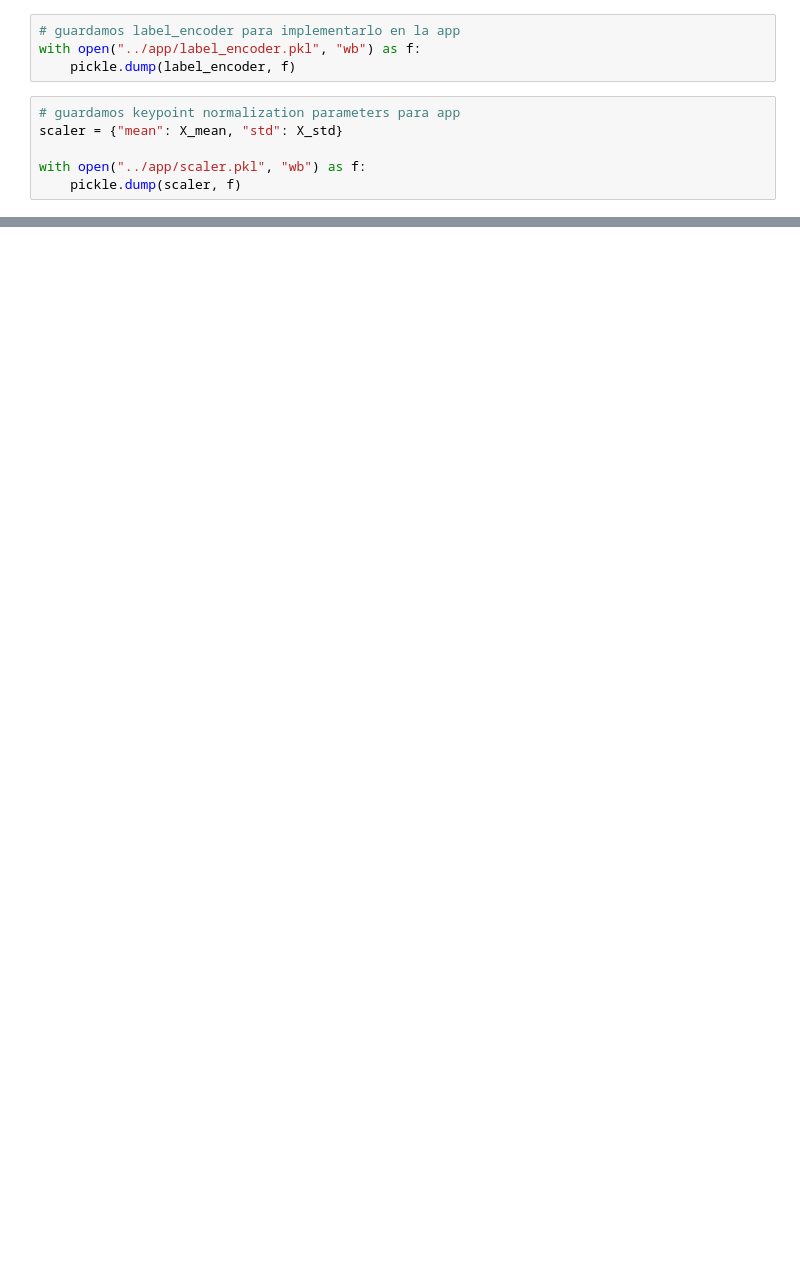
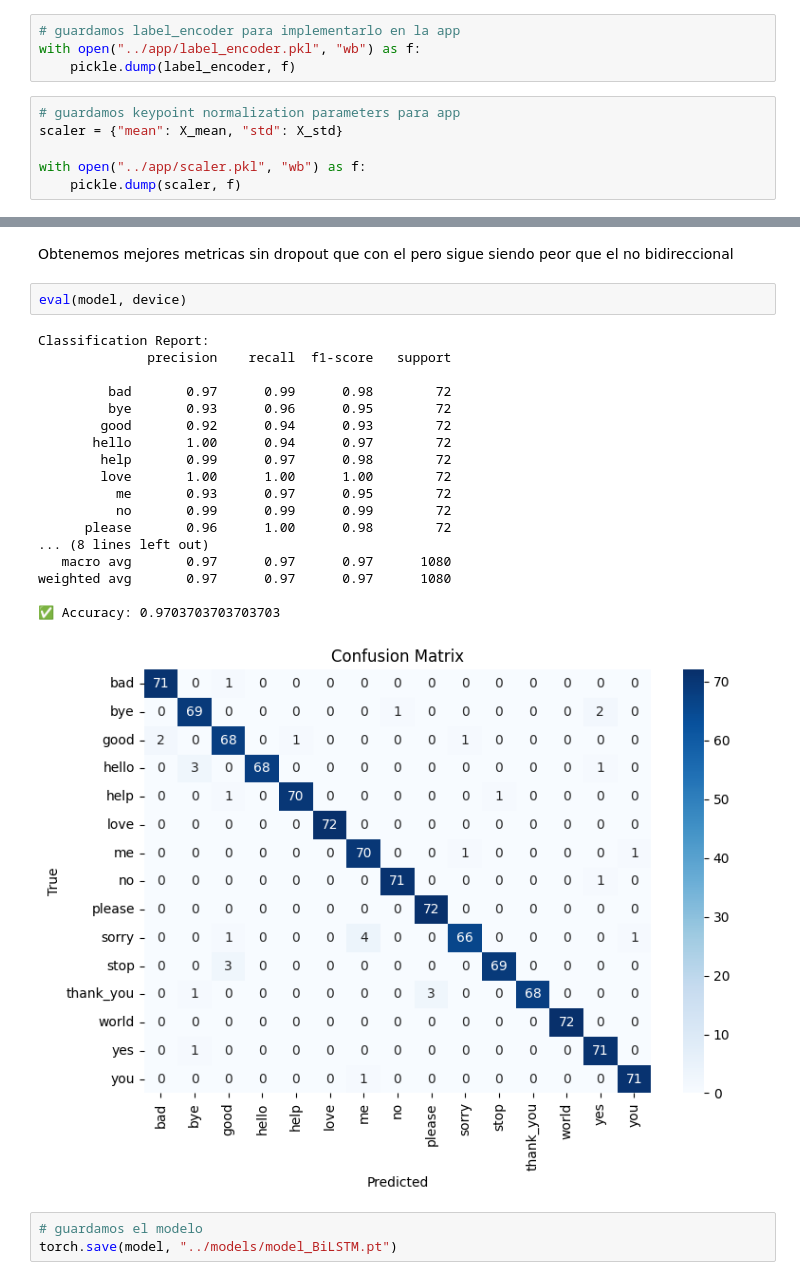
Before and after one commit to Beellee/asl-gesture-recognition, a Jupyter notebook: code/train_model.ipynb, the cells around one changed output, grey strips where cells are left out. Saved outputs shown, nothing was run; the diff lists cells and outputs as text; blank space fills up the shorter version.

```diff
--- a/code/train_model.ipynb
+++ b/code/train_model.ipynb
@@ -403,0 +900,26 @@ weighted avg       0.99      0.99      0.99        84
+# %% [markdown]
+Obtenemos mejores metricas sin dropout que con el pero sigue siendo peor que el no bidireccional
+# %%
+eval(model, device)
+# %% [output]
+Classification Report:
+              precision    recall  f1-score   support
+
+         bad       0.97      0.99      0.98        72
+         bye       0.93      0.96      0.95        72
+        good       0.92      0.94      0.93        72
+       hello       1.00      0.94      0.97        72
+        help       0.99      0.97      0.98        72
+        love       1.00      1.00      1.00        72
+          me       0.93      0.97      0.95        72
+          no       0.99      0.99      0.99        72
+      please       0.96      1.00      0.98        72
+... (8 lines left out)
+   macro avg       0.97      0.97      0.97      1080
+weighted avg       0.97      0.97      0.97      1080
+
+✅ Accuracy: 0.9703703703703703
+[figure, added]
+# %%
+# guardamos el modelo
+torch.save(model, "../models/model_BiLSTM.pt")
```
Also changed, not shown: parts of 60 cells of this notebook, 36 other files.
